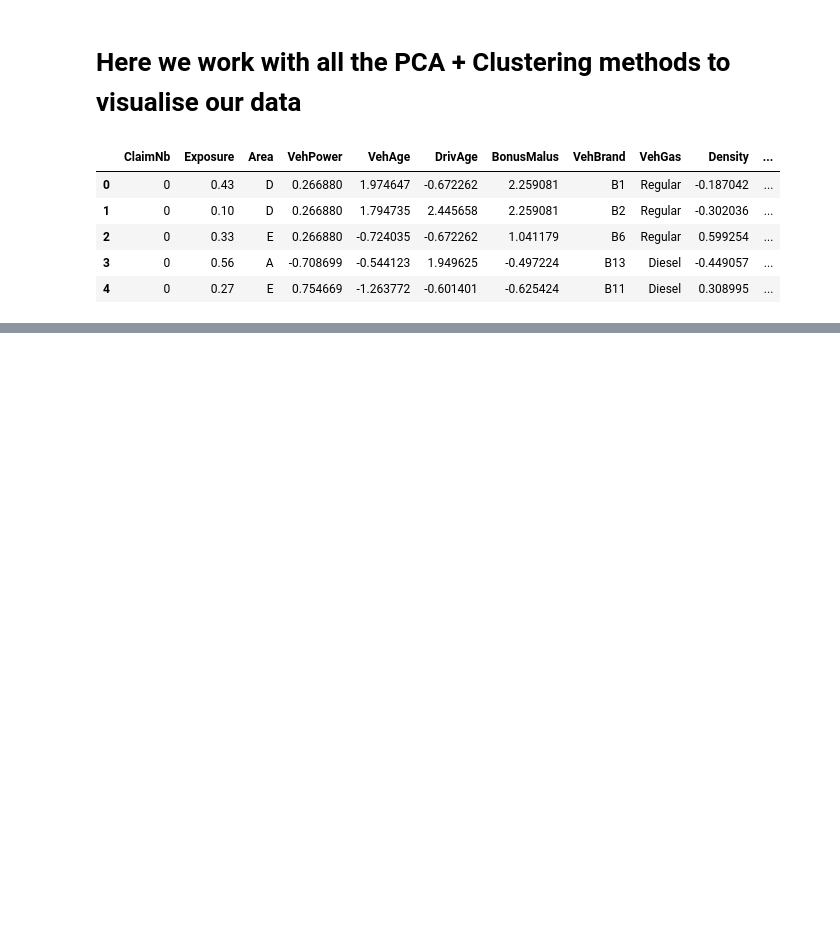
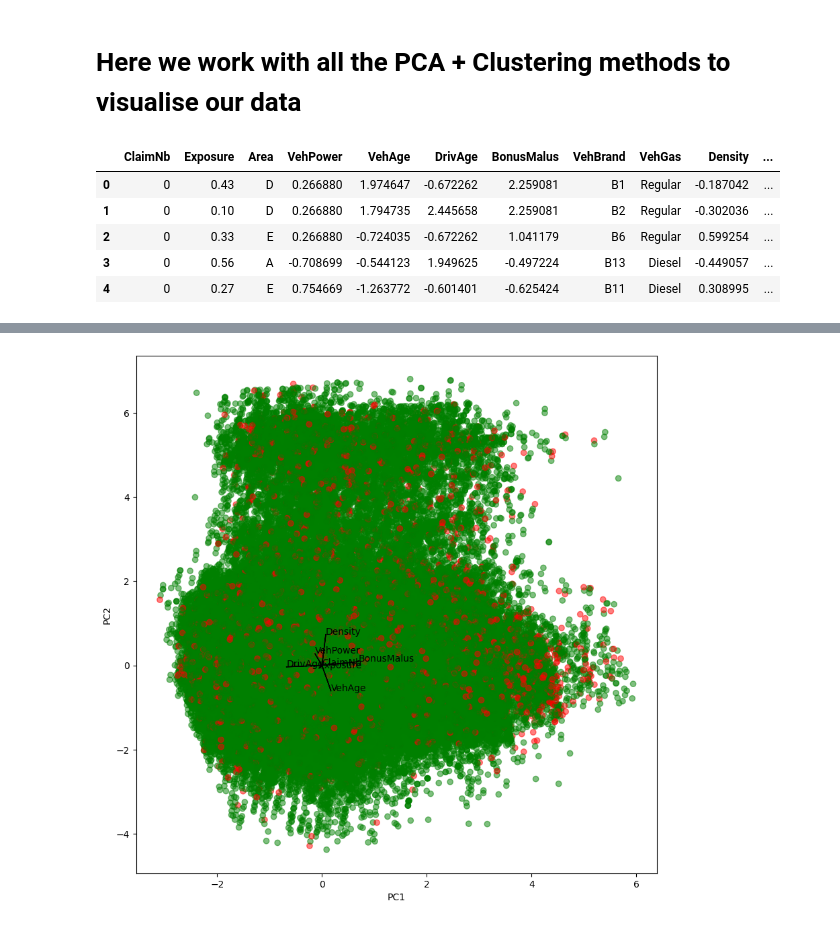
Before and after one commit to BossThePro/MLProject-Group-SR, a Jupyter notebook: PCA.ipynb, the cells around one changed output, grey strips where cells are left out. Cells and saved outputs as stored; diff of their text form; code cells hidden in the pictures; blank space fills up the shorter version.

```diff
--- a/PCA.ipynb
+++ b/PCA.ipynb
@@ -7,7 +7,7 @@ import matplotlib.pyplot as plt
 from sklearn.decomposition import PCA
 from sklearn.preprocessing import StandardScaler
 # %%
-df_scaled = pd.read_csv(r"data\claims_train_final.csv")
+df_scaled = pd.read_csv(r"data\claims_train_scaled.csv")
 df_scaled.head()
 # %% [output]
 |  | ClaimNb | Exposure | Area | VehPower | VehAge | DrivAge | BonusMalus | VehBrand | VehGas | Density | ... |
@@ -27,4 +21,4 @@ df = df_encoded.join(df_scaled)
 # %%
 pca_claims = PCA()
-pca_claims.fit(df)
-scores = pca_claims.transform(df)
+pca_claims.fit(df_scaled)
+scores = pca_claims.transform(df_scaled)
@@ -32,0 +25,4 @@ scores = pca_claims.transform(df)
+# %%
+#the original dataset
+df_original = pd.read_csv("data\claims_train_final.csv")
+df_original.drop(columns=["Area","VehBrand","VehGas","Region"],inplace=True)
@@ -33,10 +38,13 @@ scores = pca_claims.transform(df)
 # %%
 #making a biplot
 i, j = 0, 1 # which components
-fig, ax = plt.subplots(1, 1, figsize=(8, 8))
-ax.scatter(scores[:,0], scores[:,1])
+colors = np.where(df_original['ClaimNb'] == 0, 'green', 'red')
+fig, ax = plt.subplots(1, 1, figsize=(10, 10))
+ax.scatter(scores[:,0], scores[:,1],c=colors,alpha=0.5)
 ax.set_xlabel('PC%d' % (i+1))
 ax.set_ylabel('PC%d' % (j+1))
 for k in range(pca_claims.components_.shape[1]):
     ax.arrow(0, 0, pca_claims.components_[i,k], pca_claims.components_[j,k])
-    ax.text(pca_claims.components_[i,k], pca_claims.components_[j,k], USArrests.columns[k])
+    ax.text(pca_claims.components_[i,k], pca_claims.components_[j,k], df_original.columns[k])
+# %% [output]
+[figure, added]
```
Also changed, not shown: parts of 4 cells of this notebook, 4 other files.
